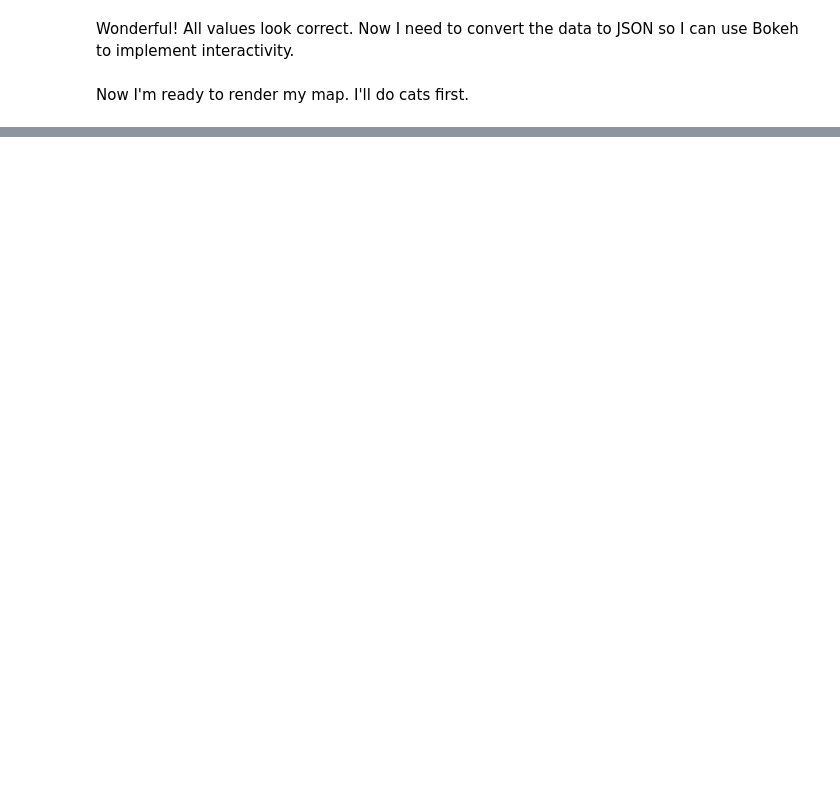
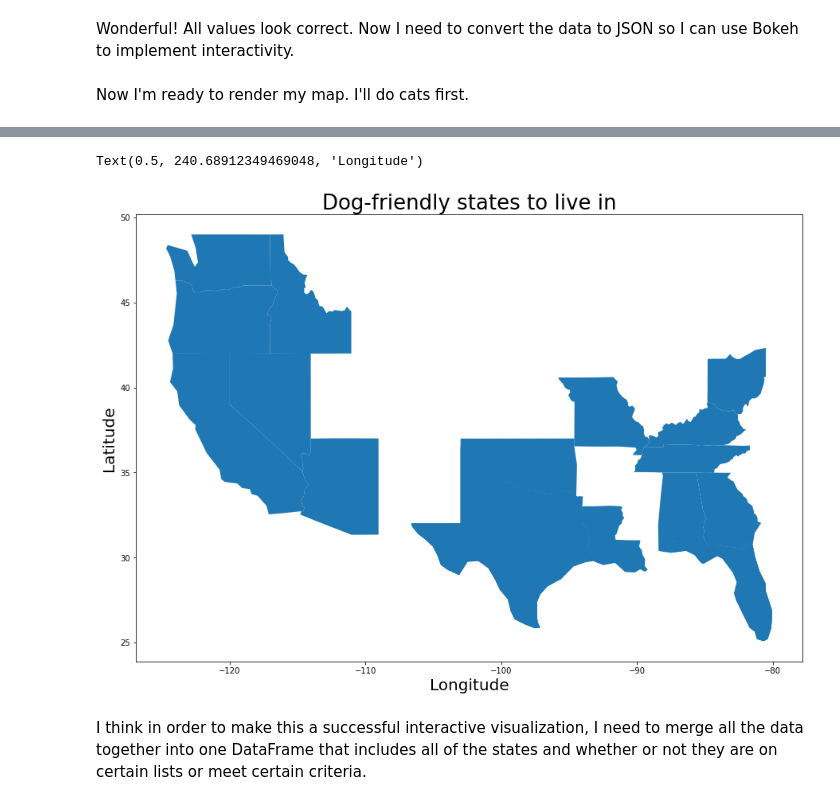
Before and after one commit to KwameTaylor/flask-project, a Jupyter notebook: viz.ipynb, the cells around one changed output, grey strips where cells are left out. Cells and saved outputs as stored; diff of their text form; code cells hidden in the pictures; blank space fills up the shorter version.

Commit message:
begin visualization

```diff
--- a/viz.ipynb
+++ b/viz.ipynb
@@ -167,0 +185,11 @@ show(p)
+# %%
+fig, ax = plt.subplots(figsize = (15,15))
+merged_dogs.plot(ax=ax)
+ax.set_title('Dog-friendly states to live in',fontdict = {'fontsize': 26})
+ax.set_ylabel('Latitude',fontdict = {'fontsize': 20})
+ax.set_xlabel('Longitude',fontdict = {'fontsize': 20})
+# %% [output]
+Text(0.5, 240.68912349469048, 'Longitude')
+[figure, added]
+# %% [markdown]
+I think in order to make this a successful interactive visualization, I need to merge all the data together into one DataFrame that includes all of the states and whether or not they are on certain lists or meet certain criteria.
```
Also changed, not shown: parts of 4 cells of this notebook.
